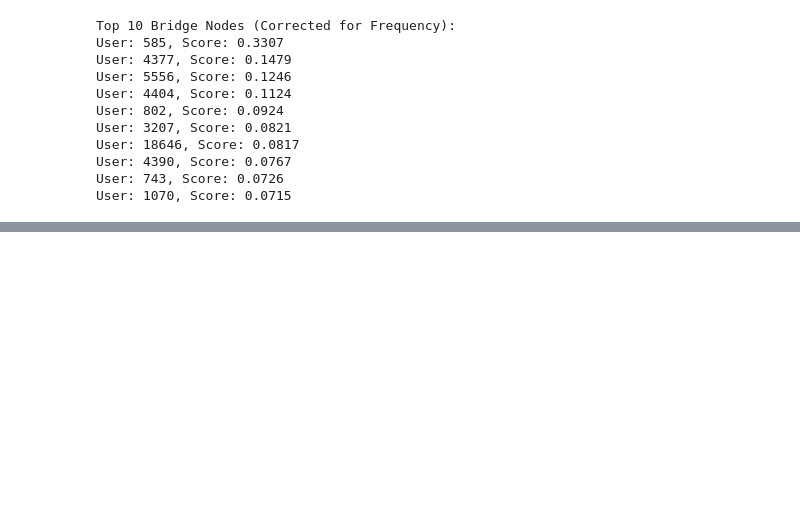
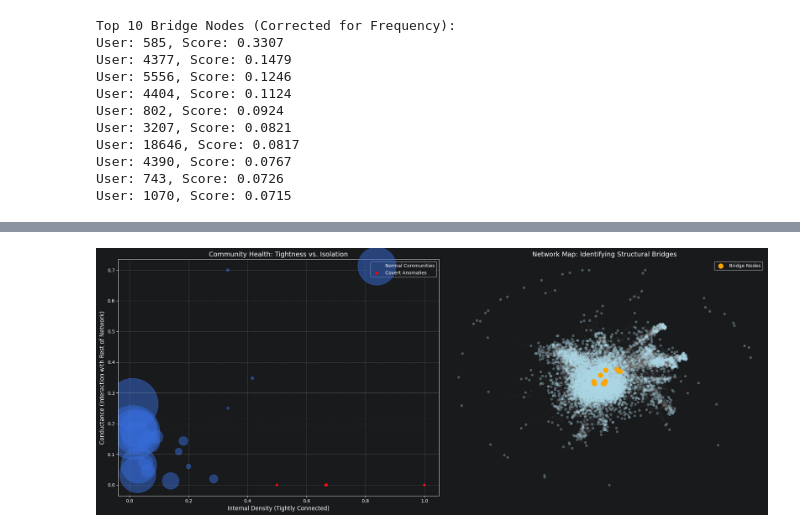
Before and after one commit to SrujanaJasmine/Spy-Networks-Covert-Communication-Patterns-in-Social-Media, a Jupyter notebook: DMSN_task4.ipynb, the cells around one changed output, grey strips where cells are left out. Drawn from its saved outputs; the diff is of its cells as text; code cells hidden in the pictures; blank space fills up the shorter version.

```diff
--- a/DMSN_task4.ipynb
+++ b/DMSN_task4.ipynb
@@ -126,0 +172,40 @@ plt.show()
+# %%
+# Create a 1x2 visualization layout
+fig, (ax1, ax2) = plt.subplots(1, 2, figsize=(20, 8))
+
+# Graph A: Metric Distribution (Density vs. Conductance)
+ax1.scatter(df_metrics['internal_density'], df_metrics['conductance'],
+            s=df_metrics['size']*10, alpha=0.5, label='Normal Communities')
+
+# Highlight covert groups in red
+if not covert_groups.empty:
+    ax1.scatter(covert_groups['internal_density'], covert_groups['conductance'],
+                s=covert_groups['size']*10, color='red', label='Covert Anomalies')
+
+ax1.set_title("Community Health: Tightness vs. Isolation", fontsize=14)
+ax1.set_xlabel("Internal Density (Tightly Connected)", fontsize=12)
+ax1.set_ylabel("Conductance (Interaction with Rest of Network)", fontsize=12)
+ax1.legend()
+ax1.grid(True, linestyle='--', alpha=0.6)
+
+# Graph B: Highlighting Bridge Nodes in the Network
+# Reuse your existing 'pos' if defined, or create a new one
+pos_viz = nx.spring_layout(G, k=0.15, seed=42)
+bridge_nodes = [n for n, s in top_bridges]
+
+# Draw background nodes and edges
+nx.draw_networkx_edges(G, pos_viz, ax=ax2, alpha=0.05, edge_color='gray')
+nx.draw_networkx_nodes(G, pos_viz, ax=ax2, node_size=20, node_color='lightblue', alpha=0.3)
+
+# Highlight bridge nodes in orange
+nx.draw_networkx_nodes(G, pos_viz, ax=ax2, nodelist=bridge_nodes,
+                       node_size=100, node_color='orange', label='Bridge Nodes')
+
+ax2.set_title("Network Map: Identifying Structural Bridges", fontsize=14)
+ax2.legend()
+ax2.axis('off')
+
+plt.tight_layout()
+plt.show()
+# %% [output]
+[figure, added]
```
Also changed, not shown: parts of 4 cells of this notebook, 3 other files.
